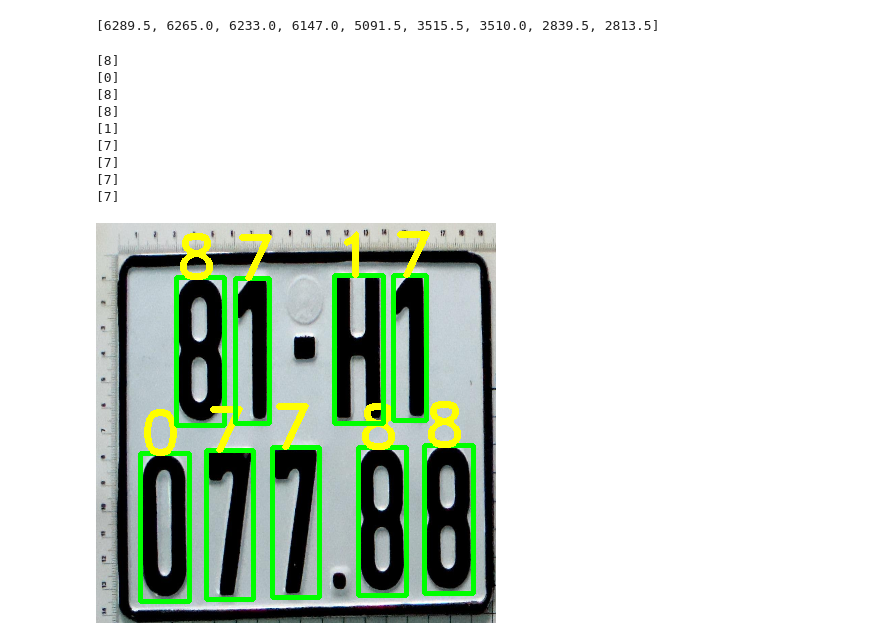
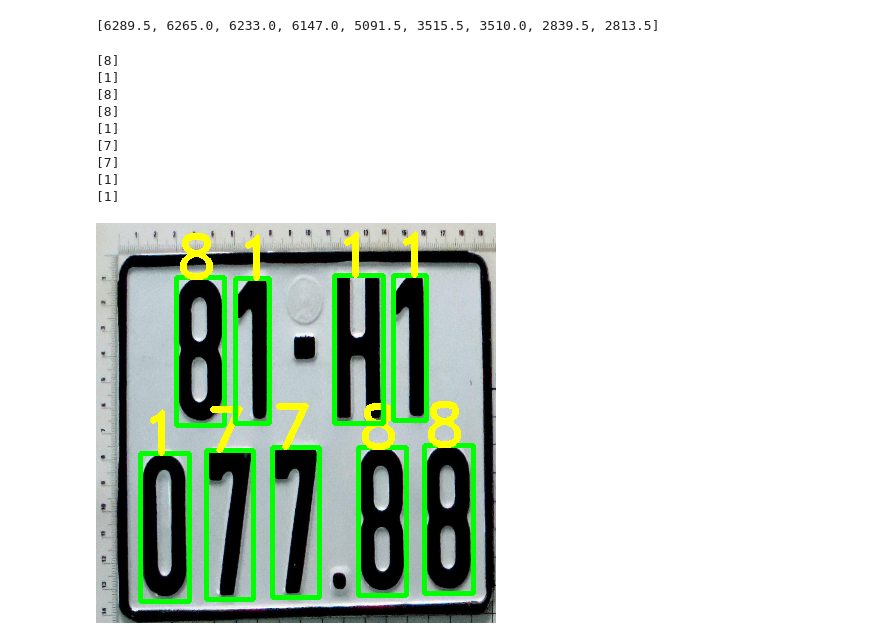
Before and after one commit to nhatminh-it/testgit, a Jupyter notebook: getnumber.ipynb, the cells around one changed output. Drawn from its saved outputs; the diff is of its cells as text; code cells hidden in the pictures.

```diff
--- a/getnumber.ipynb
+++ b/getnumber.ipynb
@@ -66,29 +64,29 @@ rects = [cv2.boundingRect(cnt) for cnt in contours]
 # %%
 for i in areas:
     (x,y,w,h) = cv2.boundingRect(contours[areas_ind[i]])
     cv2.rectangle(image,(x,y),(x+w,y+h),(0,255,0),3)
     roi = thre[y:y+h,x:x+w]
-    roi = np.pad(roi,(20,20),'constant',constant_values=(0,0))
+    roi = np.pad(roi,(40,40),'constant',constant_values=(0,0))
     roi = cv2.resize(roi, (28, 28), interpolation=cv2.INTER_AREA)
     roi = cv2.dilate(roi, (3, 3))
     #cv2_imshow(roi)
     # Calculate the HOG features
     roi_hog_fd = hog(roi, orientations=9, pixels_per_cell=(14, 14), cells_per_block=(1, 1),block_norm="L2")
     nbr = model.predict(np.array([roi_hog_fd], np.float32))
     print(nbr)
     cv2.putText(image, str(int(nbr[0])), (x, y),cv2.FONT_HERSHEY_DUPLEX, 2, (0, 255, 255), 3)
 cv2_imshow(image)
 cv2.imwrite("image_pand.jpg",image)
 cv2.waitKey()
 cv2.destroyAllWindows()
 # %% [output]
 [8]
-[0]
+[1]
 [8]
 [8]
 [1]
 [7]
 [7]
-[7]
-[7]
+[1]
+[1]
-[figure, old version]
+[figure, new version]
```
Also changed, not shown: parts of 1 cell of this notebook.
